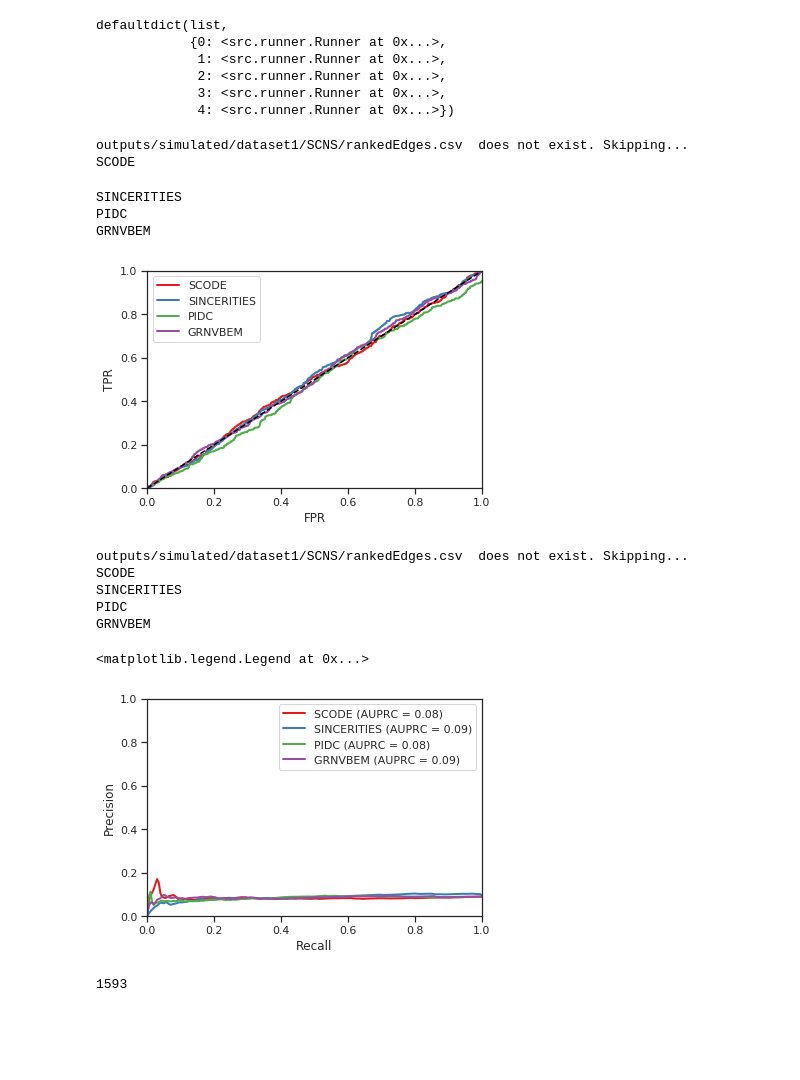
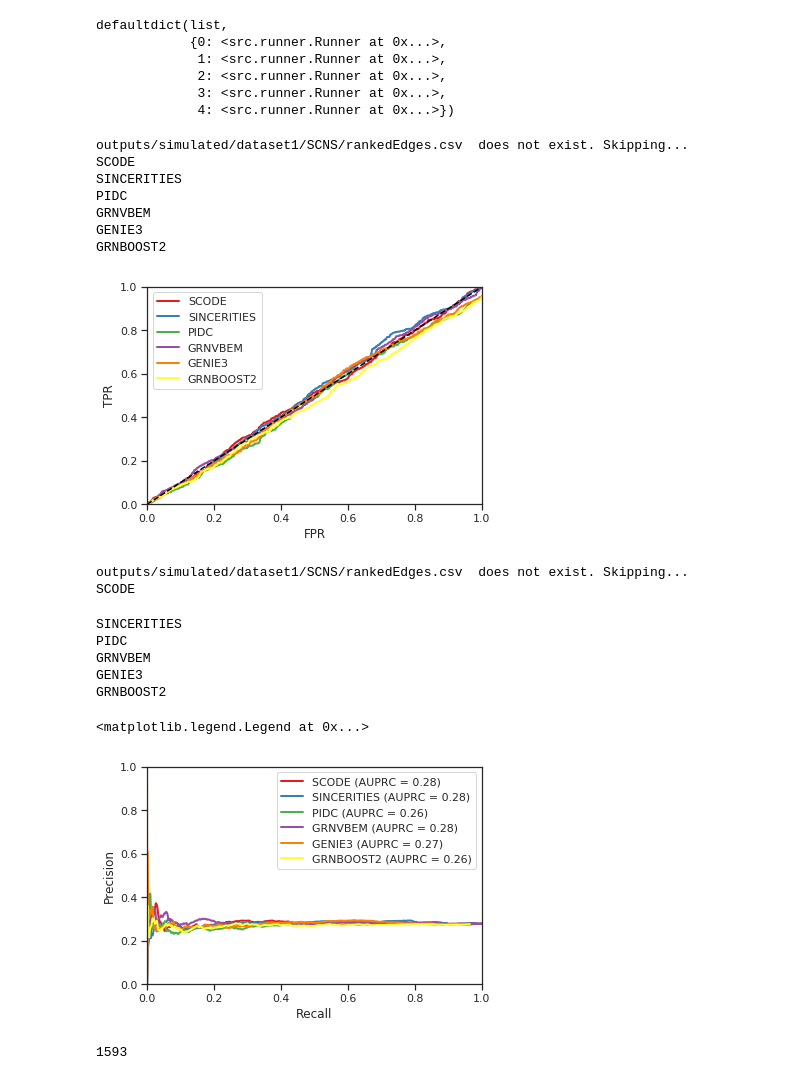
Before and after one commit to Murali-group/Beeline, a Jupyter notebook: bench.ipynb, the cells around one changed output. Saved outputs shown, nothing was run; the diff lists cells and outputs as text; code cells hidden in the pictures; blank space fills up the shorter version.

Commit message:
Added Genie3 and GRNBoost2, updated .run() functions for everything to remove docker after running it.

```diff
--- a/bench.ipynb
+++ b/bench.ipynb
@@ -220,8 +224,8 @@ Path.cwd().joinpath(evaluation.input_settings.datadir)
 # %% [output]
 PosixPath('/home/adyprat/ModelEval/inputs/simulated')
 # %%
-evaluation.runners[0].generateInputs()
-evaluation.runners[0].run()
+evaluation.runners[6].generateInputs()
+evaluation.runners[6].run()
 #evaluation.runners[4].run()
 #evaluation.runners[4].parseOutput()
 # %% [output]
@@ -294,10 +299,12 @@ evaluation.evaluate_runners()
 # %% [output]
 outputs/simulated/dataset1/SCNS/rankedEdges.csv  does not exist. Skipping...
 SCODE
+SINCERITIES
+PIDC
+GRNVBEM
+GENIE3
+GRNBOOST2
-SINCERITIES
-PIDC
-GRNVBEM
-[figure, old version]
+[figure, new version]
 # %%
 dataDict = evaluation.input_settings.datasets[0]
 # %%
@@ -311,7 +318,7 @@ import seaborn as sns
 # %%
 # Read file for trueEdges
 trueEdgesFile = pd.read_csv(str(inputSettings.datadir)+'/'+ dataDict['name'] +
-                            '/' +'newRef.txt',
+                            '/' +'reference_TFTF_network.txt',
                             sep = '\t', header = 0, index_col = None)
 
 
@@ -353,38 +360,40 @@ for algo in inputSettings.algorithms:
             precisionDict[algo[0]].append(pNew)
             recallDict[algo[0]].append(rNew)
 
             AUPRC[algo[0]] += ((rNew - rOld)*(pOld + pNew)/2) # compute AUPRC
 
             pOld = pNew
             rOld = rNew
             FPRDict[algo[0]].append(float(fp)) # List of FP values
 
         FPRDict[algo[0]] = [val/float(total - totalTrue) for val in FPRDict[algo[0]]] # update FPR
 
     else:
         print(outDir + '/' +algo[0]+'/rankedEdges.csv', \
               ' does not exist. Skipping...')
 
 ## Make PR curves
 legendList = []
 for key in precisionDict.keys():
     print(key)
     sns.lineplot(recallDict[key],precisionDict[key])
     legendList.append(str(key) + ' (AUPRC = ' + str("%.2f" % (AUPRC[key]))+')')
 
 plt.xlim(0,1)
 plt.ylim(0,1)
 plt.xlabel('Recall')
 plt.ylabel('Precision')
 plt.legend(legendList)
 # %% [output]
 outputs/simulated/dataset1/SCNS/rankedEdges.csv  does not exist. Skipping...
 SCODE
-SINCERITIES
-PIDC
-GRNVBEM
-<matplotlib.legend.Legend at 0x...>
+SINCERITIES
+PIDC
+GRNVBEM
+GENIE3
+GRNBOOST2
+<matplotlib.legend.Legend at 0x...>
-[figure, old version]
+[figure, new version]
 # %%
 fp
 # %% [output]
```
Also changed, not shown: parts of 6 cells of this notebook, 10 other files.
